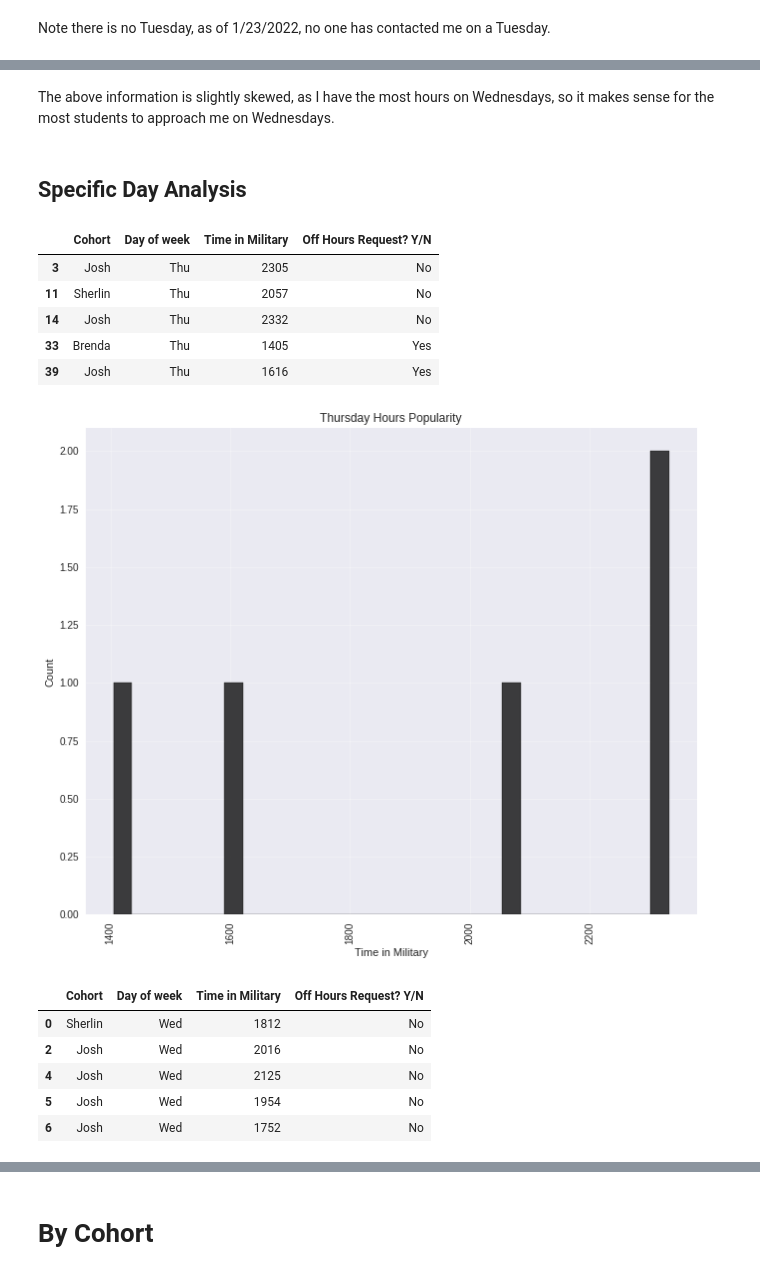
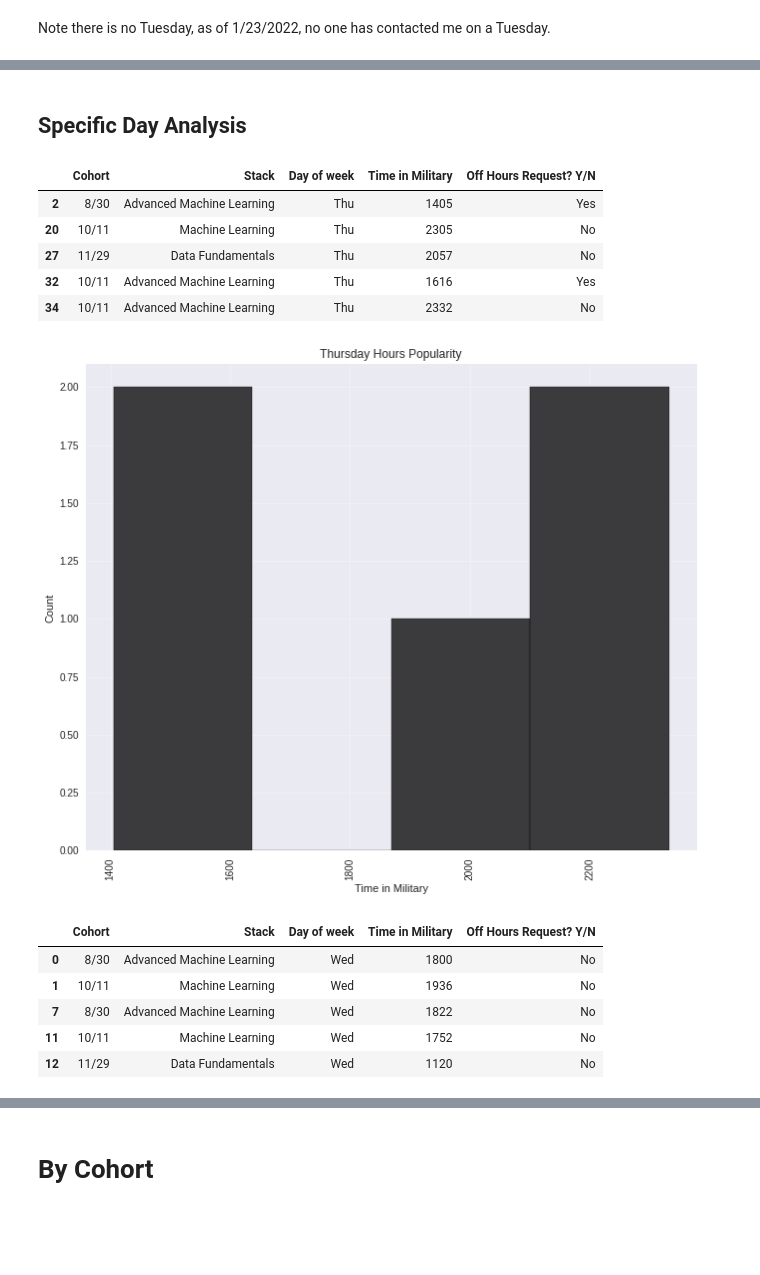
Before and after one commit to sachsac/teaching_data, a Jupyter notebook: TA_Hours_Analysis.ipynb, the cells around one changed output, grey strips where cells are left out. Cells and saved outputs as stored; diff of their text form; code cells hidden in the pictures; blank space fills up the shorter version.

```diff
--- a/TA_Hours_Analysis.ipynb
+++ b/TA_Hours_Analysis.ipynb
@@ -6,6 +8,6 @@ import numpy as np
 import seaborn as sns
 import matplotlib.pyplot as plt
 # %%
-df = pd.read_excel('/content/drive/MyDrive/Work/Independent Projects/TA work/TA helping.xlsx', usecols=['Cohort', 'Day of week','Time in Military', 'Off Hours Request? Y/N'])
+df = pd.read_excel('/content/drive/MyDrive/Work/Independent Projects/TA work/TA helping.xlsx', usecols=['Cohort', 'Stack', 'Day of week','Time in Military', 'Off Hours Request? Y/N'])
 df.head()
 # %% [output]
@@ -64,32 +67,30 @@ plt.grid(axis='y', alpha = 0.3);
-# %% [markdown]
-The above information is slightly skewed, as I have the most hours on Wednesdays, so it makes sense for the most students to approach me on Wednesdays.
 # %% [markdown]
 ## Specific Day Analysis
 # %%
 thursdays = df[df['Day of week'] == 'Thu']
 thursdays.head()
 # %% [output]
-|  | Cohort | Day of week | Time in Military | Off Hours Request? Y/N |
-| 3 | Josh | Thu | 2305 | No |
-| 11 | Sherlin | Thu | 2057 | No |
-| 14 | Josh | Thu | 2332 | No |
-| 33 | Brenda | Thu | 1405 | Yes |
-| 39 | Josh | Thu | 1616 | Yes |
+|  | Cohort | Stack | Day of week | Time in Military | Off Hours Request? Y/N |
+| 2 | 8/30 | Advanced Machine Learning | Thu | 1405 | Yes |
+| 20 | 10/11 | Machine Learning | Thu | 2305 | No |
+| 27 | 11/29 | Data Fundamentals | Thu | 2057 | No |
+| 32 | 10/11 | Advanced Machine Learning | Thu | 1616 | Yes |
+| 34 | 10/11 | Advanced Machine Learning | Thu | 2332 | No |
 # %%
-sns.histplot(data = thursdays, x='Time in Military', bins = 30, color='black')
+sns.histplot(data = thursdays, x='Time in Military', bins = 'auto', color='black')
 plt.xticks(rotation = 90)
 plt.grid(alpha = 0.3)
 plt.title('Thursday Hours Popularity');
 # %% [output]
-[figure, old version]
+[figure, new version]
 # %%
 wednesdays = df[df['Day of week'] == 'Wed']
 wednesdays.head()
 # %% [output]
-|  | Cohort | Day of week | Time in Military | Off Hours Request? Y/N |
-| 0 | Sherlin | Wed | 1812 | No |
-| 2 | Josh | Wed | 2016 | No |
-| 4 | Josh | Wed | 2125 | No |
-| 5 | Josh | Wed | 1954 | No |
-| 6 | Josh | Wed | 1752 | No |
+|  | Cohort | Stack | Day of week | Time in Military | Off Hours Request? Y/N |
+| 0 | 8/30 | Advanced Machine Learning | Wed | 1800 | No |
+| 1 | 10/11 | Machine Learning | Wed | 1936 | No |
+| 7 | 8/30 | Advanced Machine Learning | Wed | 1822 | No |
+| 11 | 10/11 | Machine Learning | Wed | 1752 | No |
+| 12 | 11/29 | Data Fundamentals | Wed | 1120 | No |
 # %%
```
Also changed, not shown: parts of 13 cells of this notebook.
